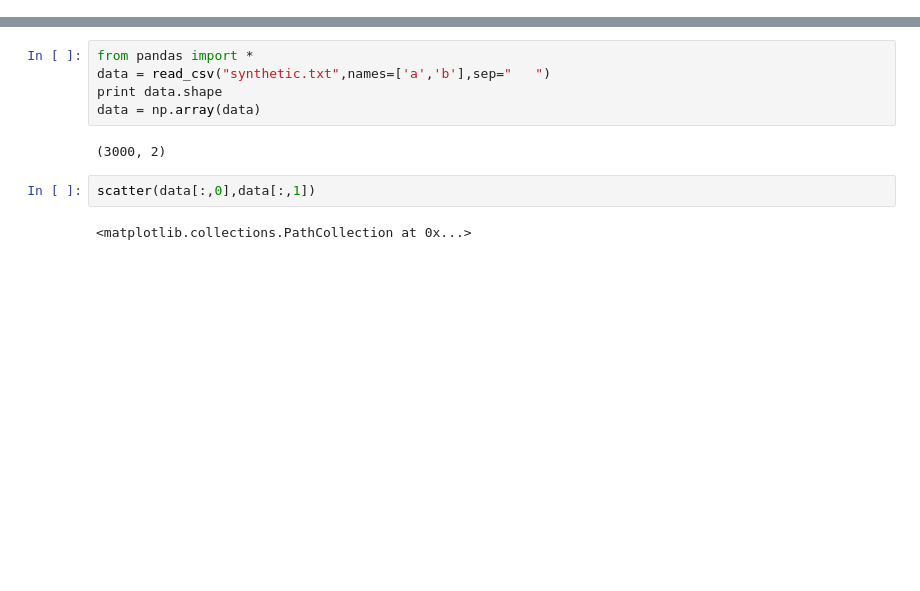
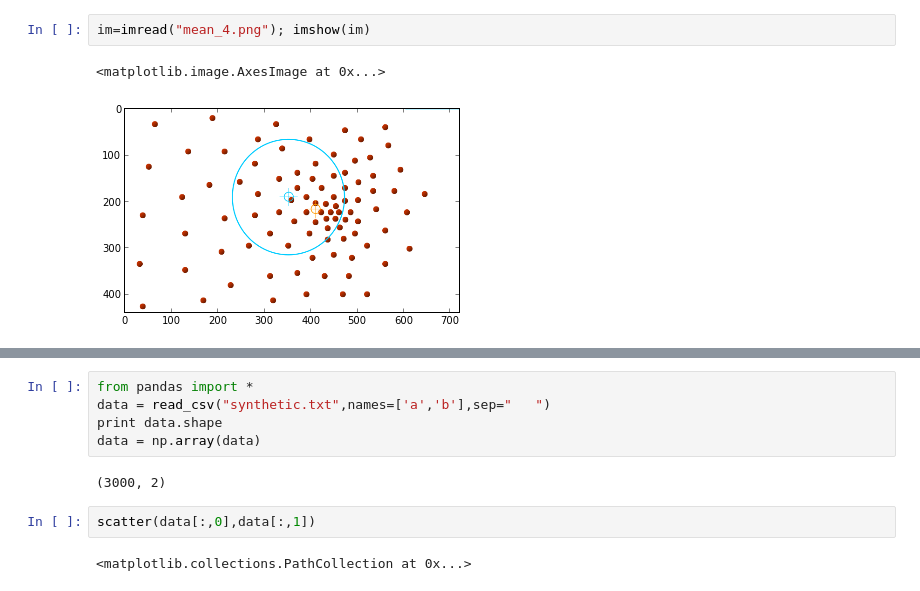
Before and after one commit to theparma/classnotes, a Jupyter notebook: app-math-tr/meanshift/meanshift.ipynb, the cells around one changed output, grey strips where cells are left out. Cells and saved outputs as stored; diff of their text form; blank space fills up the shorter version.

```diff
--- a/app-math-tr/meanshift/meanshift.ipynb
+++ b/app-math-tr/meanshift/meanshift.ipynb
@@ -0,0 +18,5 @@
+# %%
+im=imread("mean_4.png"); imshow(im)
+# %% [output]
+<matplotlib.image.AxesImage at 0x...>
+[figure, added]
```
Also changed, not shown: parts of 10 cells of this notebook.
